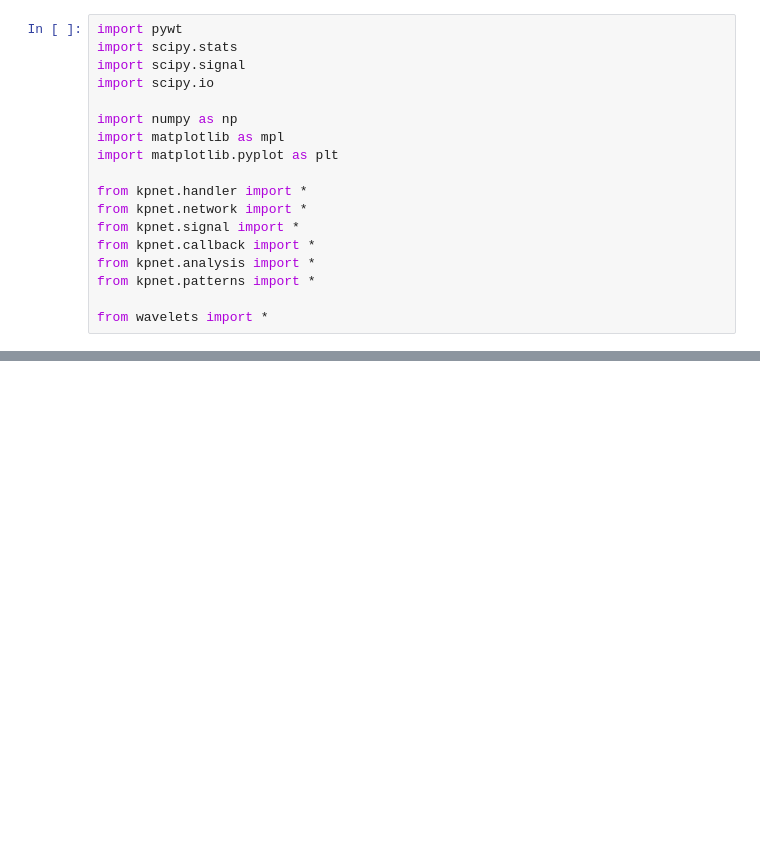
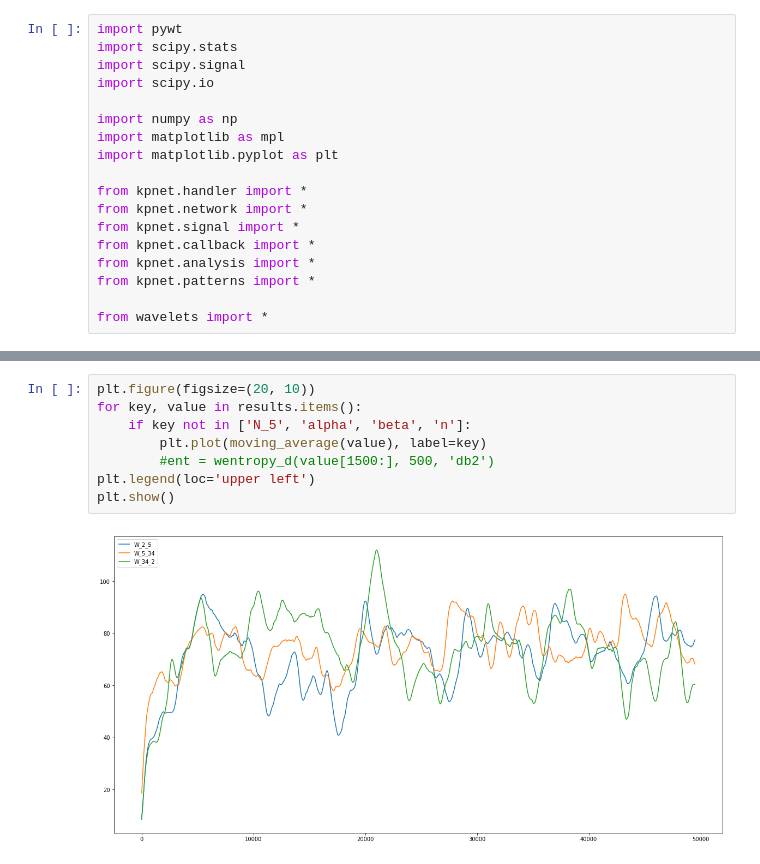
Before and after one commit to dkaravaev/neurodyn, a Jupyter notebook: Original.ipynb, the cells around one changed output, grey strips where cells are left out. Saved outputs shown, nothing was run; the diff lists cells and outputs as text; blank space fills up the shorter version.

```diff
--- a/Original.ipynb
+++ b/Original.ipynb
@@ -46,0 +43,10 @@ Wall time: 3.03 s
+# %%
+plt.figure(figsize=(20, 10))
+for key, value in results.items():
+    if key not in ['N_5', 'alpha', 'beta', 'n']:
+        plt.plot(moving_average(value), label=key)
+        #ent = wentropy_d(value[1500:], 500, 'db2')
+plt.legend(loc='upper left')
+plt.show()
+# %% [output]
+[figure, added]
```
Also changed, not shown: parts of 18 cells of this notebook, 2 other files.
